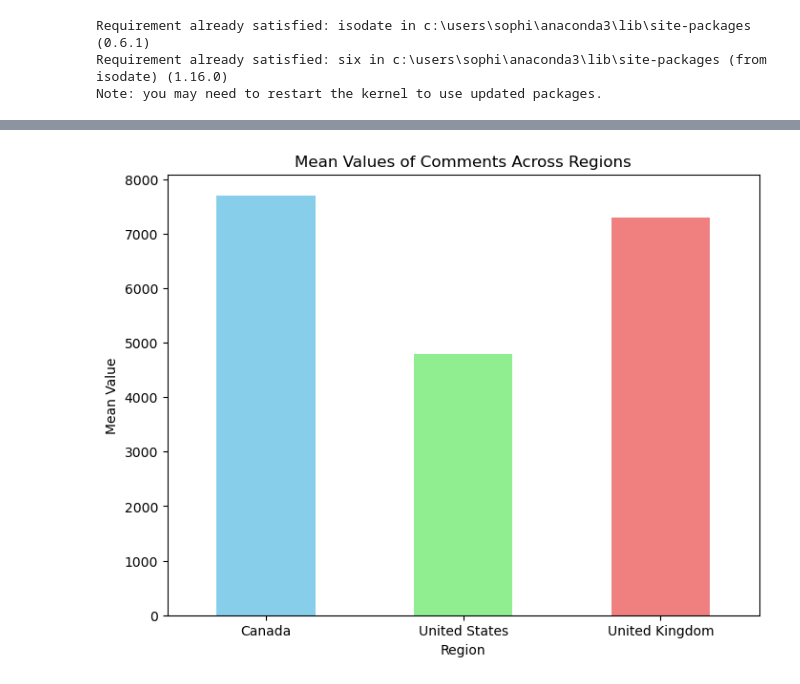
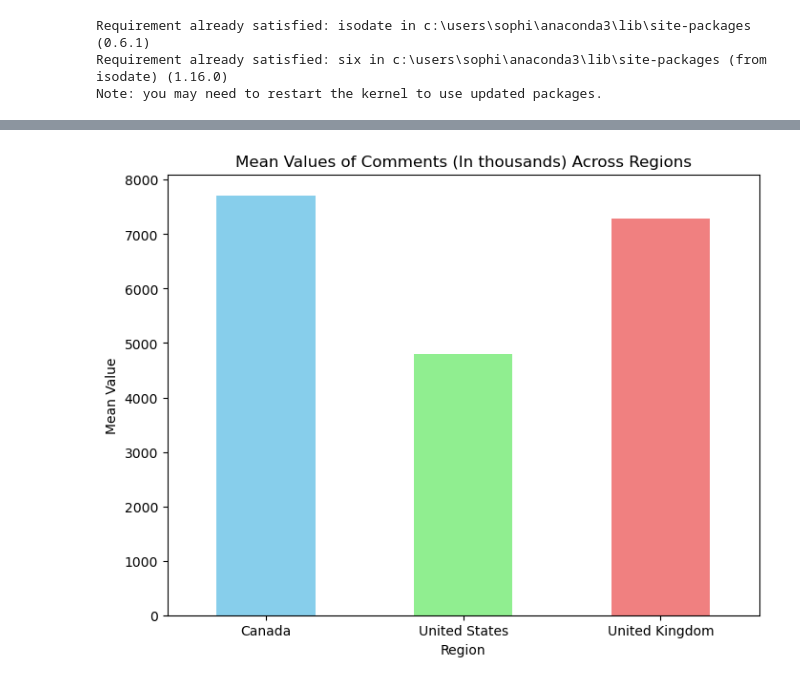
Before and after one commit to sophiagemanuel/Youtube_project, a Jupyter notebook: YouTube_Trending_ver_9.ipynb, the cells around one changed output, grey strips where cells are left out. Drawn from its saved outputs; the diff is of its cells as text; code cells hidden in the pictures.

```diff
--- a/YouTube_Trending_ver_9.ipynb
+++ b/YouTube_Trending_ver_9.ipynb
@@ -322,19 +323,19 @@ plt.show()
 # %%
 views_means = pd.Series({
     'Canada': ca_stats_df.loc['Mean']['comments'],
     'United States': us_stats_df.loc['Mean']['comments'],
     'United Kingdom': gb_stats_df.loc['Mean']['comments']
 })
 
 plt.figure(figsize=(8, 6))
 views_means.plot(kind='bar', color=['skyblue', 'lightgreen', 'lightcoral'])
-plt.title('Mean Values of Comments Across Regions')
+plt.title('Mean Values of Comments (In thousands) Across Regions')
 plt.ylabel('Mean Value')
 plt.xlabel('Region')
 plt.xticks(rotation=0)
 plt.show()
 # %% [output]
-[figure, old version]
+[figure, new version]
 # %%
 ## Juan
 # %%
```
Also changed, not shown: parts of 6 cells of this notebook, 4 other files.
